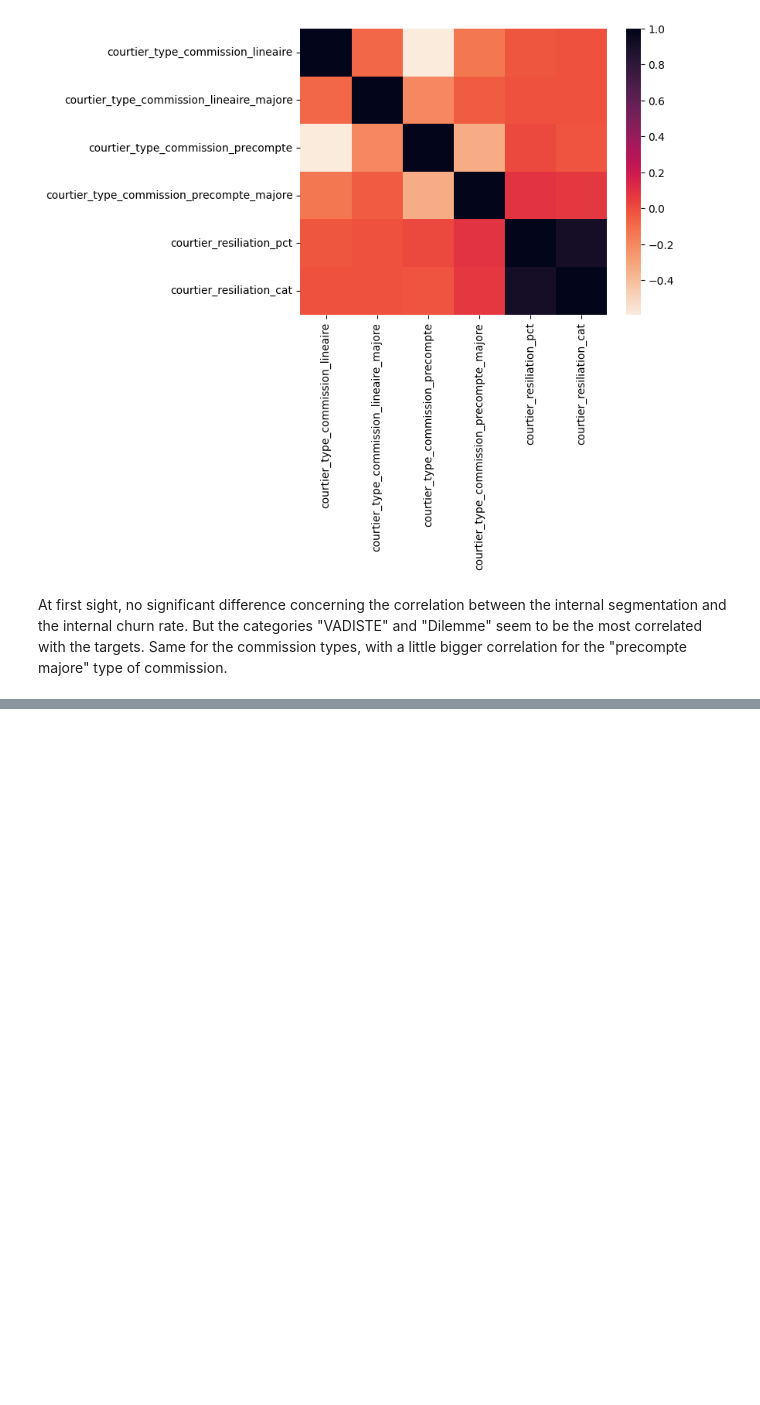
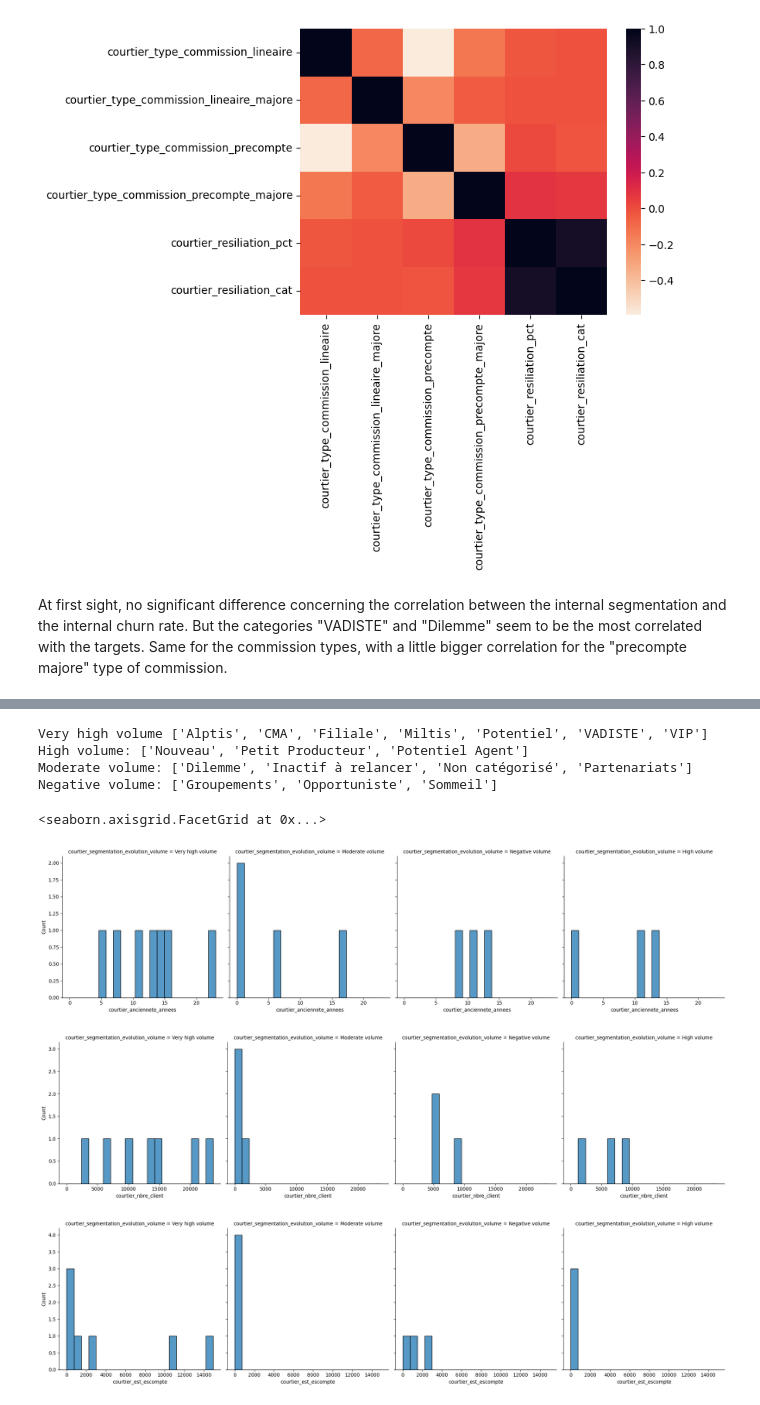
Before and after one commit to kellybourbon2/Alptis-churn-prediction, a Jupyter notebook: Broker_internal_churn.ipynb, the cells around one changed output, grey strips where cells are left out. Cells and saved outputs as stored; diff of their text form; code cells hidden in the pictures; blank space fills up the shorter version.

```diff
--- a/Broker_internal_churn.ipynb
+++ b/Broker_internal_churn.ipynb
@@ -264,0 +214,58 @@ aggregate_by_commission_type(df_broker)
+# %%
+print("Very high volume", very_high_volume)
+print("High volume:", high_volume)
+print("Moderate volume:", moderate_volume)
+print("Negative volume:", negative_volume)
+# %% [output]
+Very high volume ['Alptis', 'CMA', 'Filiale', 'Miltis', 'Potentiel', 'VADISTE', 'VIP']
+High volume: ['Nouveau', 'Petit Producteur', 'Potentiel Agent']
+Moderate volume: ['Dilemme', 'Inactif à relancer', 'Non catégorisé', 'Partenariats']
+Negative volume: ['Groupements', 'Opportuniste', 'Sommeil']
+# %%
+#Creation of new column based on this segmentation on volume brought
+
+df_segm["courtier_segmentation_evolution_volume"] = np.select(
+    [
+        df_segm["courtier_segmentation_interne"].isin(very_high_volume),
+        df_segm["courtier_segmentation_interne"].isin(high_volume),
+        df_segm["courtier_segmentation_interne"].isin(moderate_volume),
+        df_segm["courtier_segmentation_interne"].isin(negative_volume),
+    ],
+    [
+        "Very high volume",
+        "High volume",
+        "Moderate volume",
+        "Negative volume",
+    ], default="Non renseigné")
+# %%
+sns.displot(
+    data=df_segm,
+    x="courtier_anciennete_annees",
+    col="courtier_segmentation_evolution_volume",
+    kind="hist",
+    bins=20,
+    common_bins=True
+)
+
+sns.displot(
+    data=df_segm,
+    x="courtier_nbre_client",
+    col="courtier_segmentation_evolution_volume",
+    kind="hist",
+    bins=20,
+    common_bins=True
+)
+
+sns.displot(
+    data=df_segm,
+    x="courtier_est_escompte",
+    col="courtier_segmentation_evolution_volume",
+    kind="hist",
+    bins=20,
+    common_bins=True
+)
+# %% [output]
+<seaborn.axisgrid.FacetGrid at 0x...>
+[figure, added]
+[figure, added]
+[figure, added]
```
Also changed, not shown: parts of 19 cells of this notebook, 2 other files.
